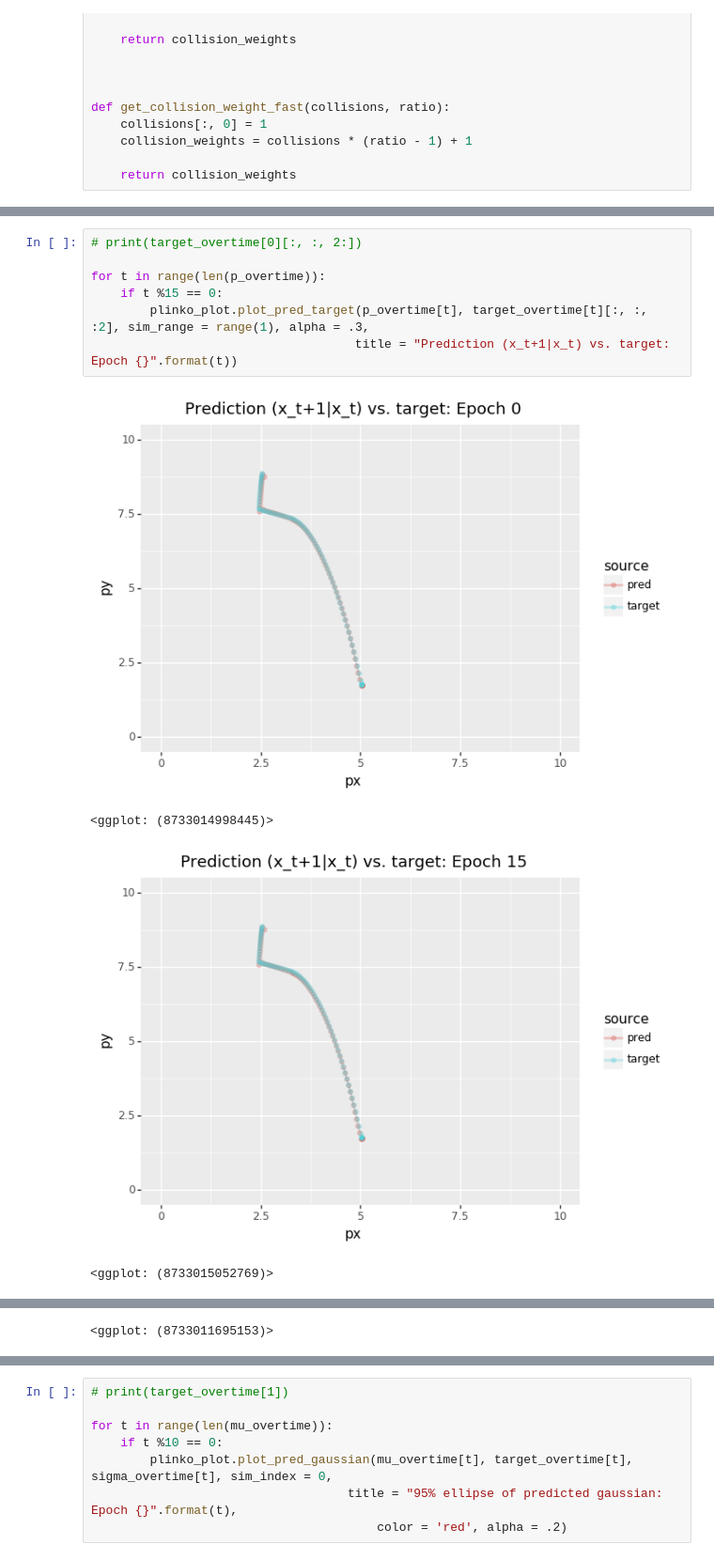
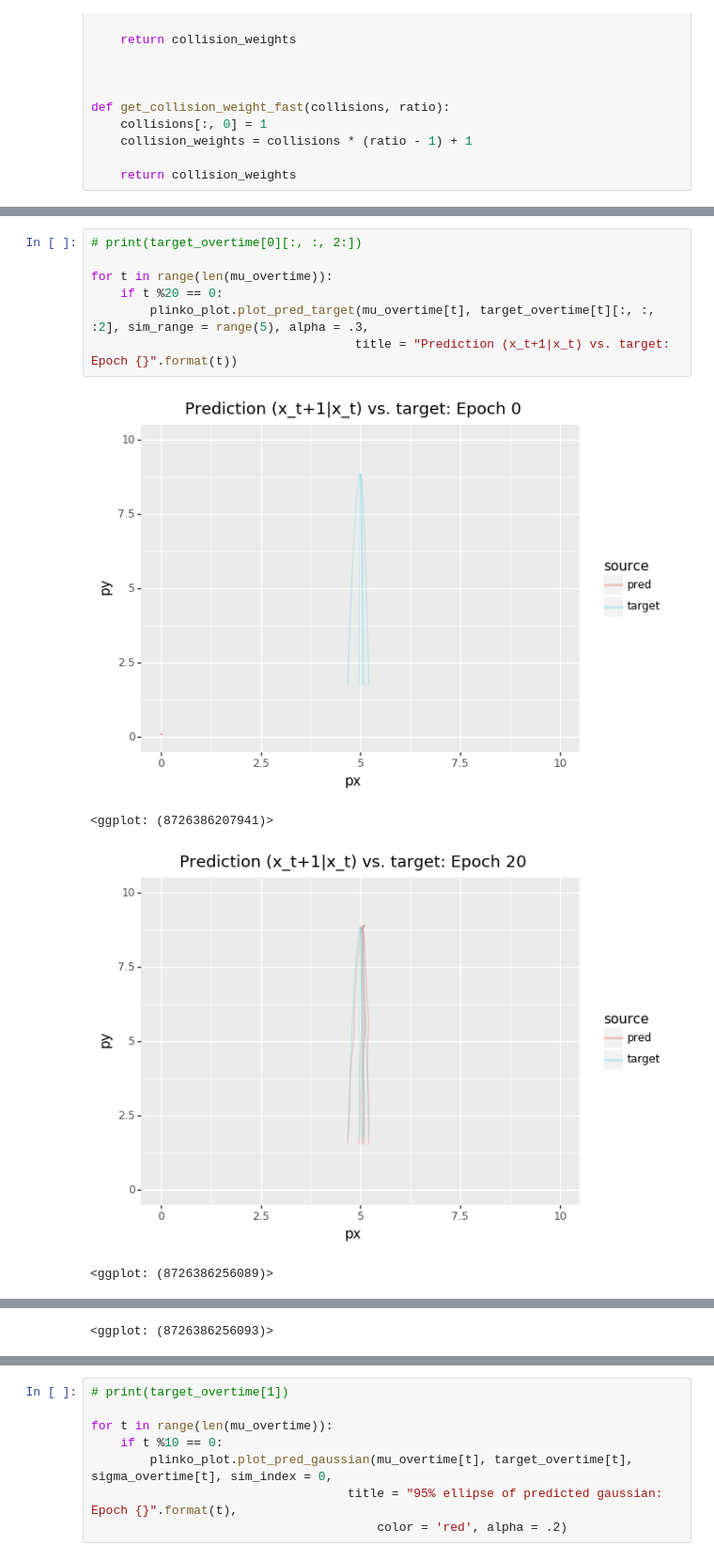
Before and after one commit to tepzhang/plinko_nn, a Jupyter notebook: scripts/train_gru_jinxiao.ipynb, the cells around one changed output, grey strips where cells are left out. Shown at 94% size. Saved outputs shown, nothing was run; the diff lists cells and outputs as text.

```diff
--- a/scripts/train_gru_jinxiao.ipynb
+++ b/scripts/train_gru_jinxiao.ipynb
@@ -242,12 +246,12 @@ plinko_plot.plot_losses(losses)
 # %%
 # print(target_overtime[0][:, :, 2:])
 
-for t in range(len(p_overtime)):
-    if t %15 == 0:
-        plinko_plot.plot_pred_target(p_overtime[t], target_overtime[t][:, :, :2], sim_range = range(1), alpha = .3,
+for t in range(len(mu_overtime)):
+    if t %20 == 0:
+        plinko_plot.plot_pred_target(mu_overtime[t], target_overtime[t][:, :, :2], sim_range = range(5), alpha = .3,
                                     title = "Prediction (x_t+1|x_t) vs. target: Epoch {}".format(t))
 # %% [output]
-[figure, old version]
+[figure, new version]
-<ggplot: (8733014998445)>
+<ggplot: (8726386207941)>
-[figure, old version]
+[figure, new version]
-<ggplot: (8733015052769)>
+<ggplot: (8726386256089)>
@@ -255 +259 @@ for t in range(len(p_overtime)):
-<ggplot: (8733011695153)>
+<ggplot: (8726386256093)>
```
Also changed, not shown: parts of 11 cells of this notebook, 25 other files.
